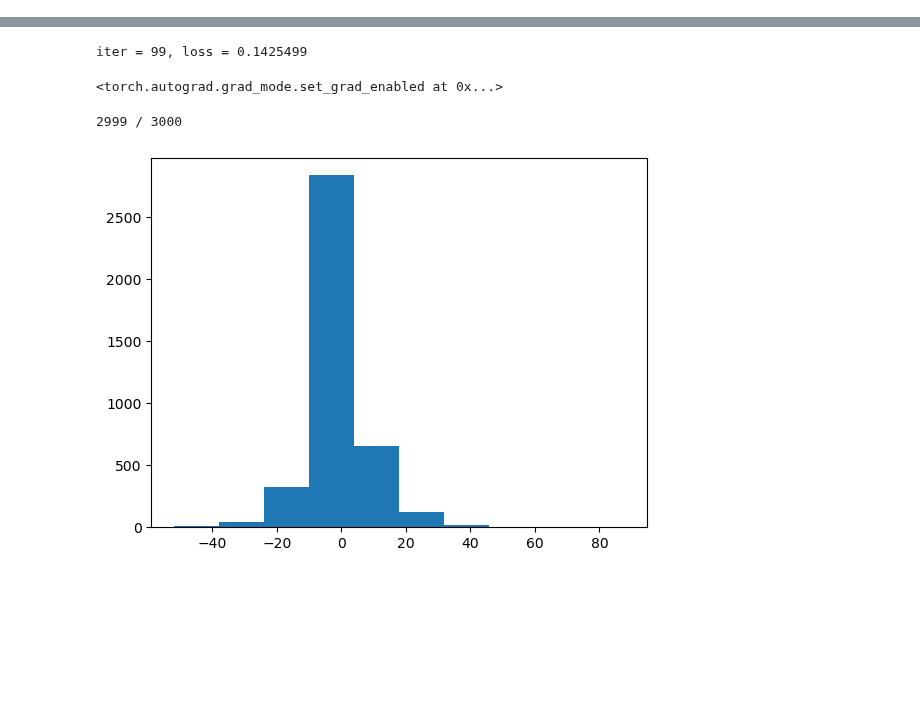
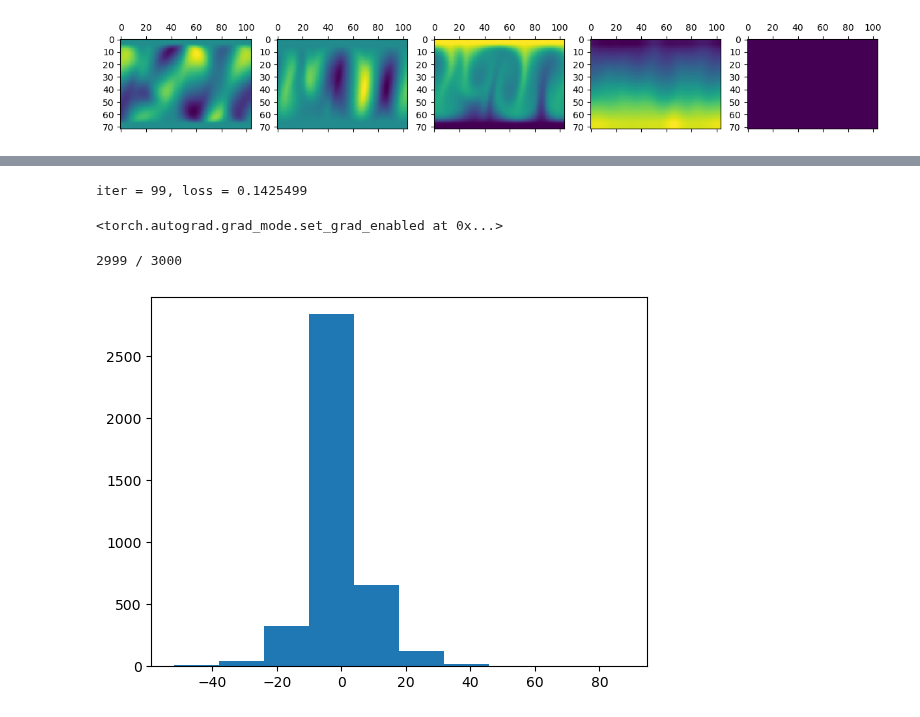
Before and after one commit to graps1/ELM-PDEs, a Jupyter notebook: rbc2d/plot_data.ipynb, the cells around one changed output, grey strips where cells are left out. Saved outputs shown, nothing was run; the diff lists cells and outputs as text; code cells hidden in the pictures; blank space fills up the shorter version.

```diff
--- a/rbc2d/plot_data.ipynb
+++ b/rbc2d/plot_data.ipynb
@@ -33,7 +1,34 @@ P = P*0
 # %%
+%load_ext autoreload
+%autoreload 2
+
+import torch
+import matplotlib.pyplot as plt
+import seaborn as sns
+import json
+import model
+
+torch.set_grad_enabled(False)
+torch.set_default_device("cuda")
+
+data = json.load(open("data/rbc_data_1.json"))
+data = torch.tensor(data)
+data = data[::1,...]
+P, T, U = data[:,:2,:,:], data[:,2:3,:,:], data[:,3:,:,:]
+P = P.sum(dim=1,keepdim=True)
+
 # X = torch.cat((U,T,P),dim=1)
 X = torch.cat(( U, T, P, torch.zeros_like(P) ),dim=1) # <- w/ boundaries
 
 i = X.shape[0]-20
 Y = X[i:i+10,:,:,:].double()
 X = X[i+1:i+1+10,:,:,:].double()
+
+wrapper = model.RBC2DModelWrapper(model.ELM2D((4,4), (1,1), 5, 800, 5))
+X_padded = wrapper.model.pad(X)
+wrapper.initialize(X_padded, Y)
+fig, ax = plt.subplots(1,5,figsize=(15,3))
+for k in range(5):
+    ax[k].matshow(X_padded[-1,k,...].cpu().numpy())
+# %% [output]
+[figure, added]
```
Also changed, not shown: parts of 3 cells of this notebook, 1 other file.
